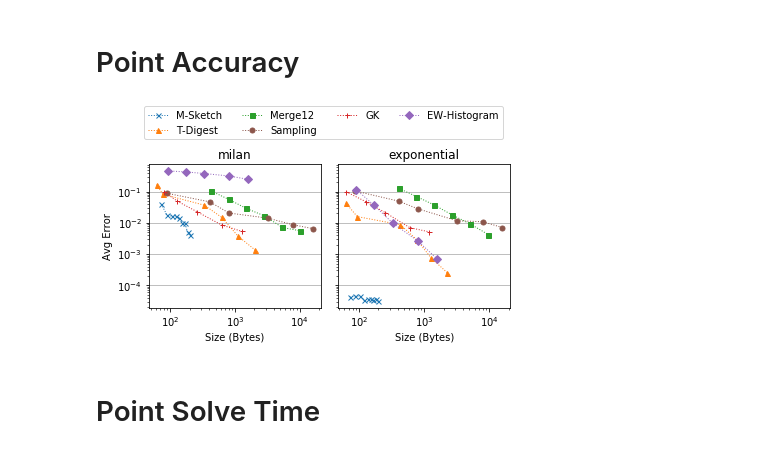
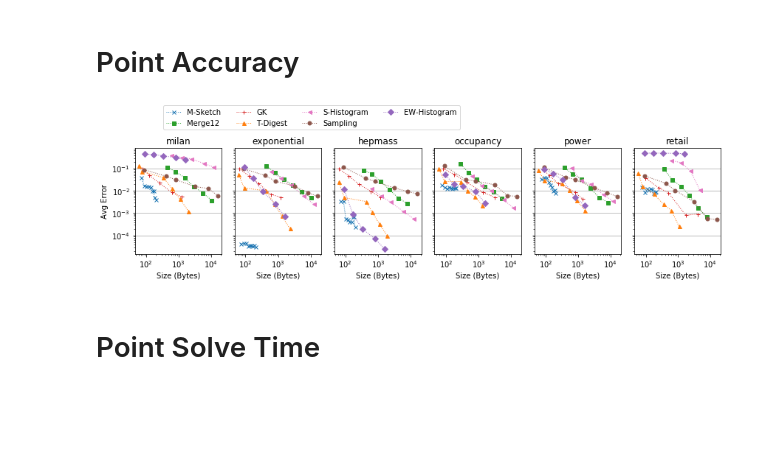
Before and after one commit to stanford-futuredata/msketch, a Jupyter notebook: analysis/Perf Micro Plots.ipynb, the cells around one changed output. Saved outputs shown, nothing was run; the diff lists cells and outputs as text; code cells hidden in the pictures; blank space fills up the shorter version.

```diff
--- a/analysis/Perf Micro Plots.ipynb
+++ b/analysis/Perf Micro Plots.ipynb
@@ -270,12 +301,13 @@ for di in range(len(m_datasets)):
     names = []
     for cursketch in sketches:
         curkey = (cursketch, sketch_sizes[cursketch])
-        ys.append(dfg.loc[curkey]["query_time"]*1e-3)
+        ys.append(dfg.loc[curkey]["query_time"]*1e-6)
         names.append(alg_display_name[cursketch])
     ys = np.array(ys)
     bar_plot(ax, ys, log=True, label=True)
     ax.set_xticklabels(names, rotation=-65)
-    ax.set_ylabel("Estimation Time (us)")
+    ax.set_ylabel("Estimation Time (ms)")
+    ax.set_ylim(1e-4, 10)
     ax.yaxis.grid(True)
     ax.set_title(dname)
 
@@ -301,7 +333,8 @@ for di in range(len(m_datasets)):
     bar_plot(ax, ys, log=True, label=True, ylims=(1e-3, .5))
     ax.set_ylim(1e-3, .7)
     ax.set_xticklabels(names, rotation=-65)
-    ax.set_ylabel("Average Error")
+    ax.set_ylabel("Average Error $\epsilon$")
+    ax.set_ylim(1e-3, 1)
     ax.yaxis.grid(True)
     ax.set_title(dname)
 
@@ -353,6 +387,7 @@ for di in range(len(m_datasets)):
     ax.set_xticklabels(names, rotation=-65)
     ax.set_ylabel("Summary Size (bytes)")
     ax.yaxis.grid(True)
+    ax.set_ylim(10, 10000)
     ax.set_title(dname)
 
 fig.tight_layout()
@@ -393,8 +428,10 @@ gen_df["bound_size"]= (gen_df["bound_size"]*100).round(1)
 gen_df.to_csv("msketch_gen.csv", index=False)
 # %% [markdown]
 # Point Accuracy
+# %%
+sketches = ["cmoments", "yahoo", "spark_gk", "tdigest", "approx_histogram", "sampling", "histogram"]
 # %%
-debug=False
+debug=True
 if not debug:
     n_plots = 2
     c_datasets = m_datasets
@@ -403,7 +440,6 @@ else:
     n_plots = 6
     c_datasets = p_datasets
     cfigsize = (12,3)
-sketches = ["cmoments", "tdigest", "yahoo", "sampling", "spark_gk", "histogram"]
 f, axs = plt.subplots(1,n_plots, figsize=cfigsize, sharey=True)
 for di in range(len(c_datasets)):
     dname = c_datasets[di]
@@ -412,33 +448,33 @@ for di in range(len(c_datasets)):
     lines = []
     labels = []
     for alg in sketches:
         c_df = df[df["sketch"] == alg]
         l, = ax.loglog(
             c_df["space"],
             c_df["error"],
             label=alg_display_name[alg],
             marker=markers[alg],
             color=colormap[alg],
             markersize=5,
             ls="dotted",
             lw=1
         )
         lines.append(l)
         labels.append(alg_display_name[alg])
 
     ax.set_title(dname)
     ax.set_xlabel("Size (Bytes)")
     ax.yaxis.grid(True)
     if di == 0:
         ax.set_ylabel("Avg Error")
 
 lgd = f.legend(
     lines, labels,
     bbox_to_anchor=(0.10, 1.05, 1., .102), ncol=4, loc=2
 )
 f.tight_layout()
 f.savefig("point_accuracy.pdf", bbox_extra_artists=(lgd,), bbox_inches='tight')
 # %% [output]
-[figure, old version]
+[figure, new version]
 # %% [markdown]
 # Point Solve Time
```
Also changed, not shown: parts of 13 cells of this notebook, 3 other files.
